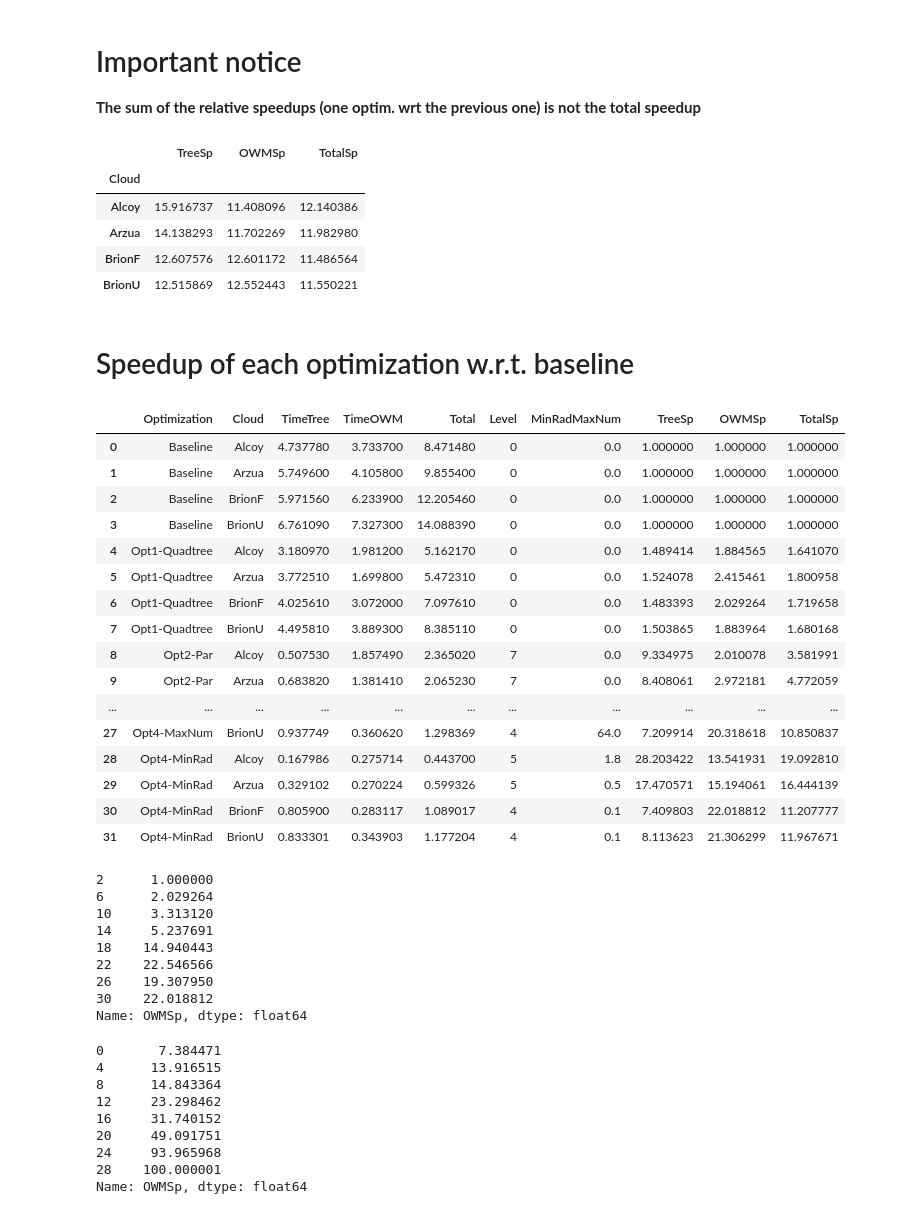
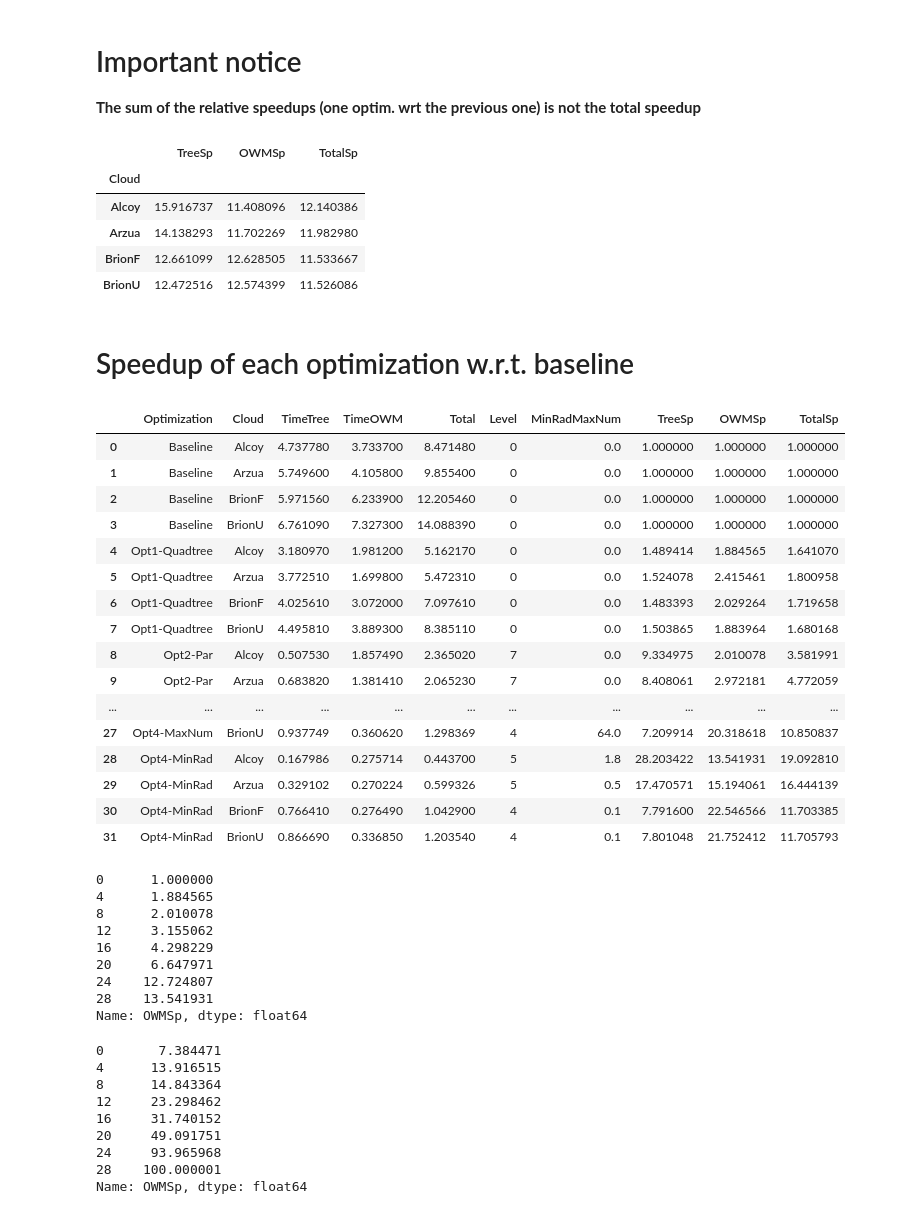
Before and after one commit to PPMC-DAC/FastOWM, a Jupyter notebook: Results/process_all_optim.ipynb, the cells around one changed output. Drawn from its saved outputs; the diff is of its cells as text; code cells hidden in the pictures.

```diff
--- a/Results/process_all_optim.ipynb
+++ b/Results/process_all_optim.ipynb
@@ -98,0 +101,17 @@ df
+# %%
+df=pd.read_csv('All_Optimizations.csv',sep=';')
+df.insert(4,"Total",0)
+df['Total']=df['TimeTree']+df['TimeOWM']
+df['TreeSp']=1
+df['OWMSp']=1
+df['TotalSp']=1
+dfsel=df.drop(df.index[12:20]) #drom memoA and memoB. Leave only memoAB
+dfsel=dfsel.drop(dfsel.index[16:20]) #drom maxNumber. Leave only minRadius
+dfsel.reset_index(drop=True, inplace=True)
+#dfsel
+#Speedup of one optimization w.r.t. the previous one
+for i in range(4,len(dfsel)):
+    dfsel.loc[i,'TreeSp']=dfsel['TimeTree'][i-4]/dfsel['TimeTree'][i]
+    dfsel.loc[i,'OWMSp']=dfsel['TimeOWM'][i-4]/dfsel['TimeOWM'][i]
+    dfsel.loc[i,'TotalSp']=dfsel['Total'][i-4]/dfsel['Total'][i]
+dfsel
@@ -107,47 +144,53 @@ df.groupby('Cloud').sum().drop(['TimeTree','TimeOWM','Total','Level','MinRadMaxN
 | Cloud |  |  |  |
 | Alcoy | 15.916737 | 11.408096 | 12.140386 |
 | Arzua | 14.138293 | 11.702269 | 11.982980 |
-| BrionF | 12.607576 | 12.601172 | 11.486564 |
-| BrionU | 12.515869 | 12.552443 | 11.550221 |
+| BrionF | 12.661099 | 12.628505 | 11.533667 |
+| BrionU | 12.472516 | 12.574399 | 11.526086 |
 # %% [markdown]
 # Speedup of each optimization w.r.t. baseline
 # %%
+df=pd.read_csv('All_Optimizations.csv',sep=';')
+df.insert(4,"Total",0)
+df['Total']=df['TimeTree']+df['TimeOWM']
+df['TreeSp']=1
+df['OWMSp']=1
+df['TotalSp']=1
 #Speedup of one optimization w.r.t. baseline
 for i in range(4,len(df),4):
     for j in range(4):
         df.loc[i+j,'TreeSp']=df['TimeTree'][j]/df['TimeTree'][i+j]
         df.loc[i+j,'OWMSp']=df['TimeOWM'][j]/df['TimeOWM'][i+j]
         df.loc[i+j,'TotalSp']=df['Total'][j]/df['Total'][i+j]
 df
 # %% [output]
 |  | Optimization | Cloud | TimeTree | TimeOWM | Total | Level | MinRadMaxNum | TreeSp | OWMSp | TotalSp |
 | 0 | Baseline | Alcoy | 4.737780 | 3.733700 | 8.471480 | 0 | 0.0 | 1.000000 | 1.000000 | 1.000000 |
 | 1 | Baseline | Arzua | 5.749600 | 4.105800 | 9.855400 | 0 | 0.0 | 1.000000 | 1.000000 | 1.000000 |
 | 2 | Baseline | BrionF | 5.971560 | 6.233900 | 12.205460 | 0 | 0.0 | 1.000000 | 1.000000 | 1.000000 |
 | 3 | Baseline | BrionU | 6.761090 | 7.327300 | 14.088390 | 0 | 0.0 | 1.000000 | 1.000000 | 1.000000 |
 | 4 | Opt1-Quadtree | Alcoy | 3.180970 | 1.981200 | 5.162170 | 0 | 0.0 | 1.489414 | 1.884565 | 1.641070 |
 | 5 | Opt1-Quadtree | Arzua | 3.772510 | 1.699800 | 5.472310 | 0 | 0.0 | 1.524078 | 2.415461 | 1.800958 |
 | 6 | Opt1-Quadtree | BrionF | 4.025610 | 3.072000 | 7.097610 | 0 | 0.0 | 1.483393 | 2.029264 | 1.719658 |
 | 7 | Opt1-Quadtree | BrionU | 4.495810 | 3.889300 | 8.385110 | 0 | 0.0 | 1.503865 | 1.883964 | 1.680168 |
 | 8 | Opt2-Par | Alcoy | 0.507530 | 1.857490 | 2.365020 | 7 | 0.0 | 9.334975 | 2.010078 | 3.581991 |
 | 9 | Opt2-Par | Arzua | 0.683820 | 1.381410 | 2.065230 | 7 | 0.0 | 8.408061 | 2.972181 | 4.772059 |
 | ... | ... | ... | ... | ... | ... | ... | ... | ... | ... | ... |
 | 27 | Opt4-MaxNum | BrionU | 0.937749 | 0.360620 | 1.298369 | 4 | 64.0 | 7.209914 | 20.318618 | 10.850837 |
 | 28 | Opt4-MinRad | Alcoy | 0.167986 | 0.275714 | 0.443700 | 5 | 1.8 | 28.203422 | 13.541931 | 19.092810 |
 | 29 | Opt4-MinRad | Arzua | 0.329102 | 0.270224 | 0.599326 | 5 | 0.5 | 17.470571 | 15.194061 | 16.444139 |
-| 30 | Opt4-MinRad | BrionF | 0.805900 | 0.283117 | 1.089017 | 4 | 0.1 | 7.409803 | 22.018812 | 11.207777 |
-| 31 | Opt4-MinRad | BrionU | 0.833301 | 0.343903 | 1.177204 | 4 | 0.1 | 8.113623 | 21.306299 | 11.967671 |
+| 30 | Opt4-MinRad | BrionF | 0.766410 | 0.276490 | 1.042900 | 4 | 0.1 | 7.791600 | 22.546566 | 11.703385 |
+| 31 | Opt4-MinRad | BrionU | 0.866690 | 0.336850 | 1.203540 | 4 | 0.1 | 7.801048 | 21.752412 | 11.705793 |
 # %%
-df[df['Cloud']=='BrionF']['OWMSp']
+df[df['Cloud']=='Alcoy']['OWMSp']
 # %% [output]
-2      1.000000
-6      2.029264
-10     3.313120
-14     5.237691
-18    14.940443
-22    22.546566
-26    19.307950
-30    22.018812
+0      1.000000
+4      1.884565
+8      2.010078
+12     3.155062
+16     4.298229
+20     6.647971
+24    12.724807
+28    13.541931
 Name: OWMSp, dtype: float64
 # %%
 df[df['Cloud']=='Alcoy']['OWMSp']/13.541931*100
```
Also changed, not shown: parts of 10 cells of this notebook, 1 other file.
